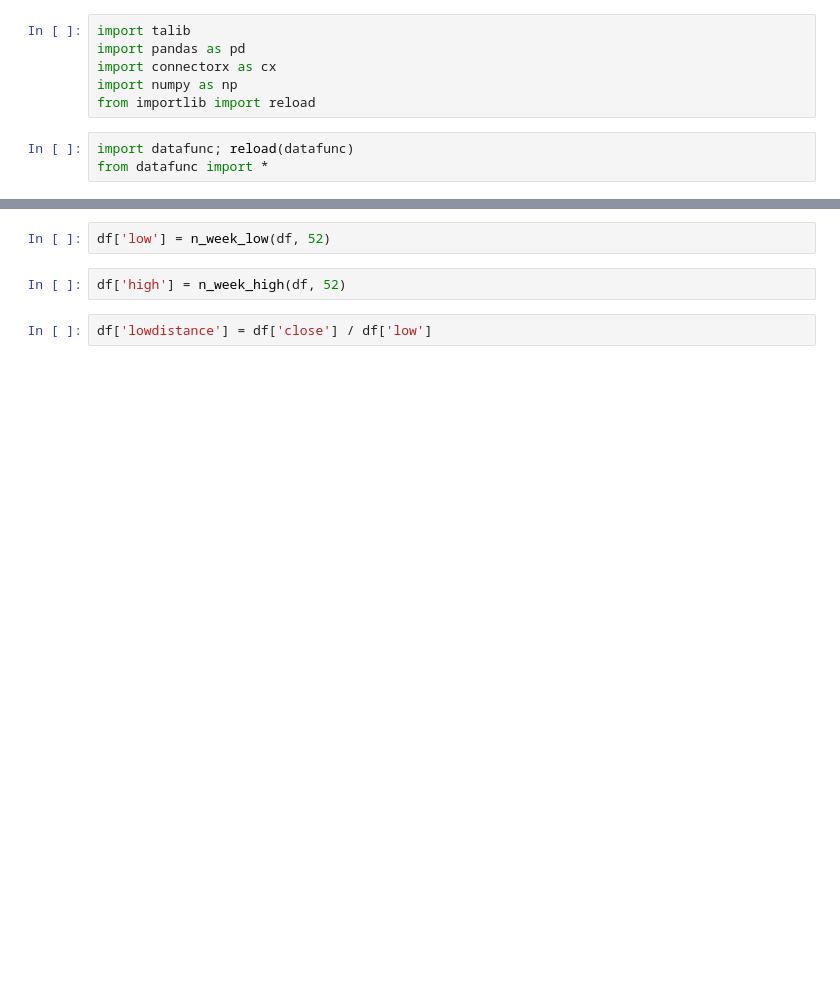
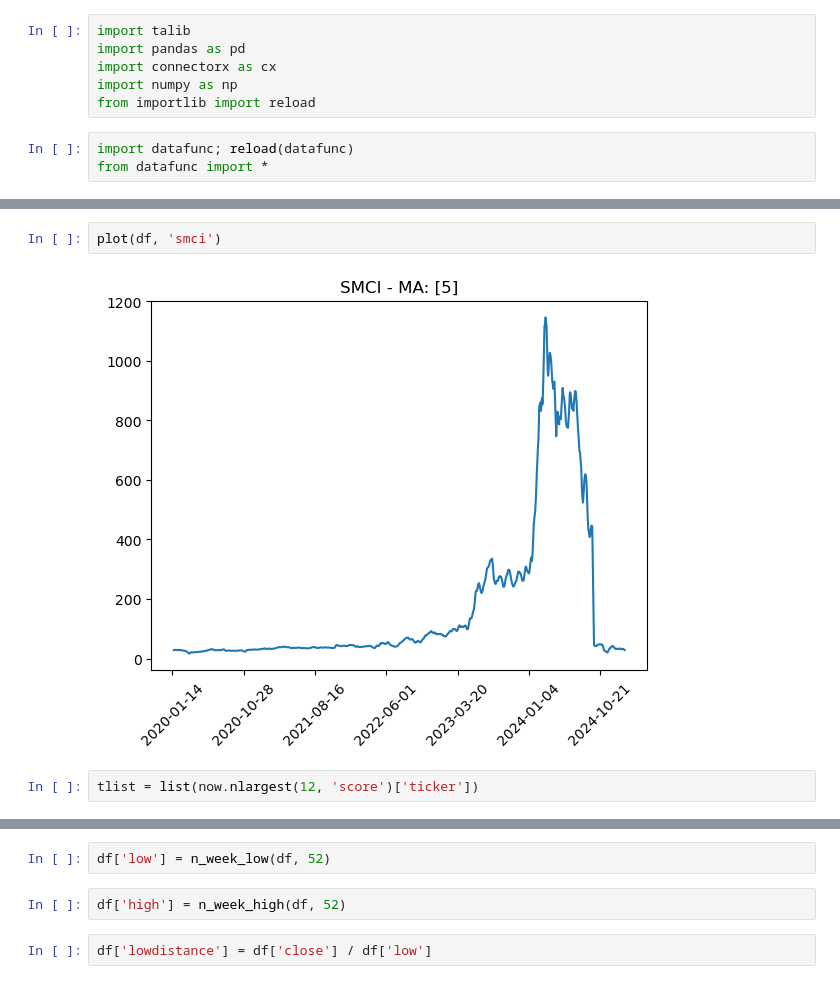
Before and after one commit to j-huic/stonks, a Jupyter notebook: downbeat.ipynb, the cells around one changed output, grey strips where cells are left out. Drawn from its saved outputs; the diff is of its cells as text; blank space fills up the shorter version.

```diff
--- a/downbeat.ipynb
+++ b/downbeat.ipynb
@@ -13,0 +40,6 @@ df = get_top_stocks_cx(5000, since='2022-01-01', vars=vars)
+# %%
+plot(df, 'smci')
+# %% [output]
+[figure, added]
+# %%
+tlist = list(now.nlargest(12, 'score')['ticker'])
```
Also changed, not shown: parts of 23 cells of this notebook.
